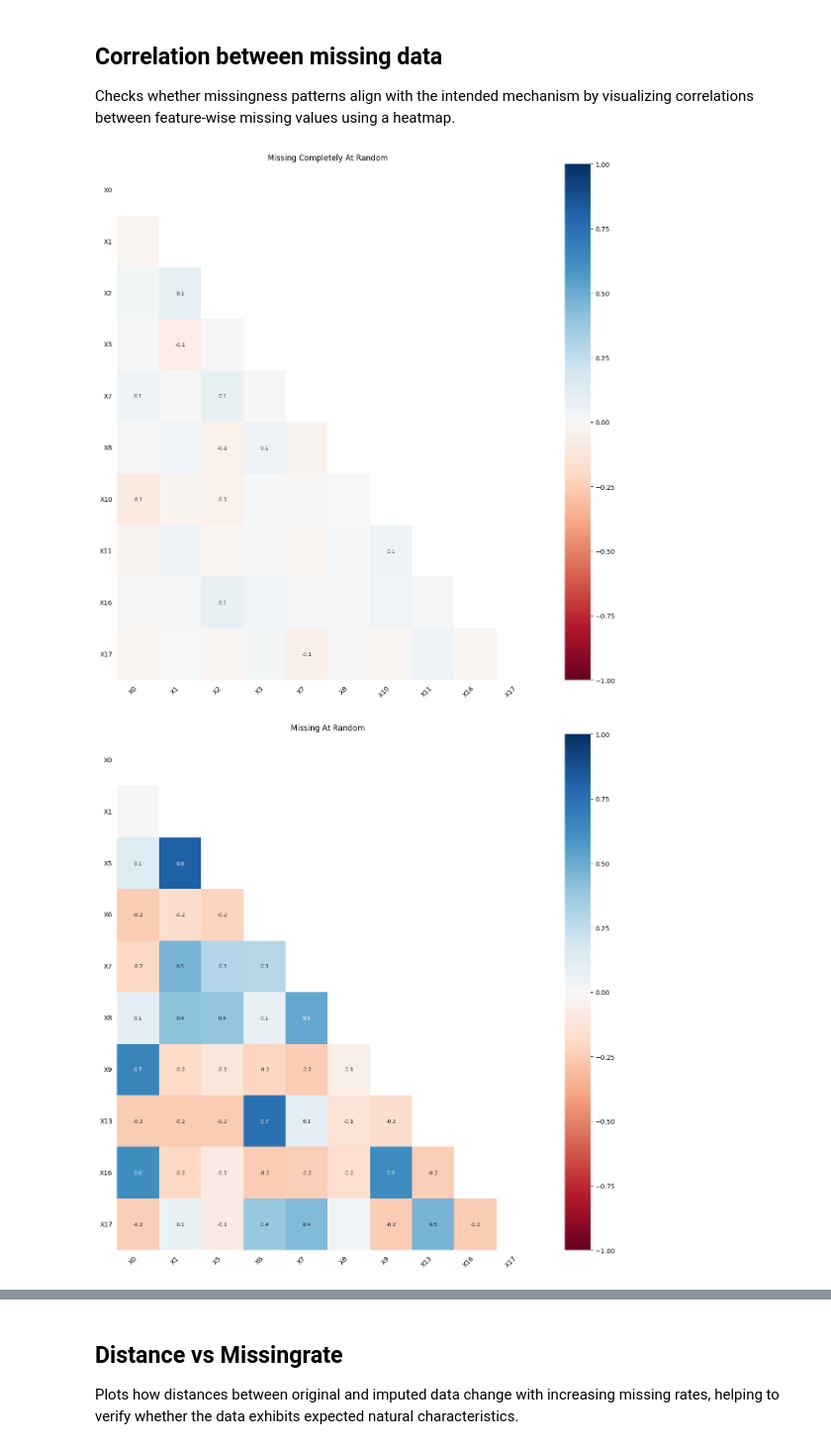
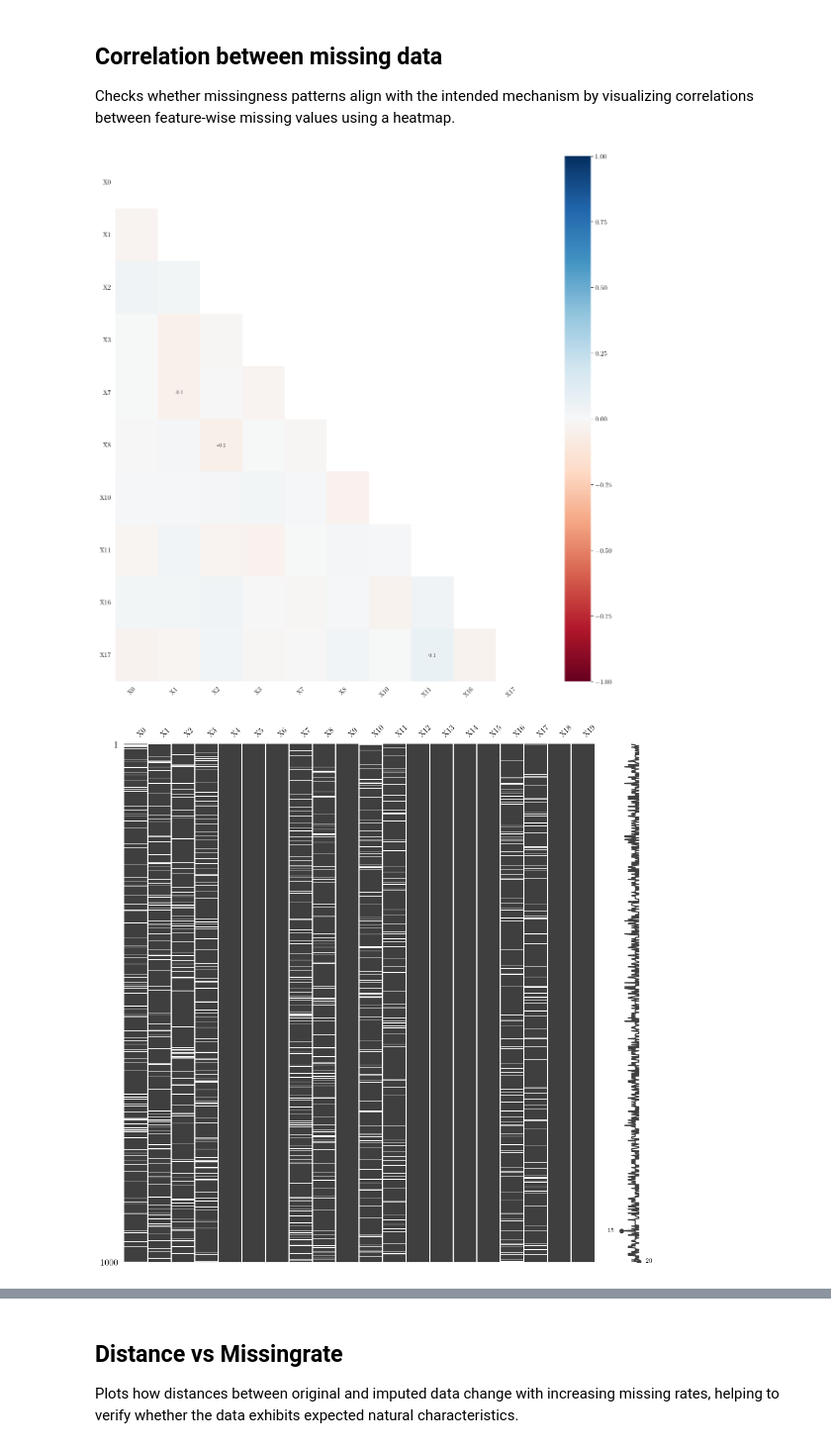
Before and after one commit to marcelnoehre/tda-imputation-robustness, a Jupyter notebook: notebooks/validate_results.ipynb, the cells around one changed output, grey strips where cells are left out. Shown at 99% size. Cells and saved outputs as stored; diff of their text form; code cells hidden in the pictures.

```diff
--- a/notebooks/validate_results.ipynb
+++ b/notebooks/validate_results.ipynb
@@ -17,11 +19,21 @@ from src.tda import TDA
 from src.normalize import normalize_by_diameter
 from src.visualize import *
 from src.statistical_analysis import test_against_baseline
+# %%
+datasets = get_all_datasets()
+
+for key, dataset in datasets.items():
+    assert isinstance(dataset[TARGET], np.ndarray), f'{key}: Target must be a numpy array'
+    assert np.issubdtype(dataset[TARGET].dtype, np.number), f'{key}: Target must be numeric'
+    assert isinstance(dataset[DATA], pd.DataFrame), f'{key}: Data must be a pandas DataFrame'
+    assert all(np.issubdtype(dtype, np.number) for dtype in dataset[DATA].dtypes), f'{key}: All features in Data must be numeric'
+    assert not dataset[DATA].isnull().values.any(), f'{key}: Data must not contain missing values'
+    assert np.allclose(dataset[DATA].mean(axis=0), 0, atol=1e-6), f'{key}: Mean of every feature should be close to 0'
+    assert np.allclose(dataset[DATA].std(axis=0, ddof=0), 1, atol=1e-6), f'{key}: Standard deviation of every feature should be close to 1'
 # %% [markdown]
 ## Introduced Missing Rate
 Check wether the proportion of missing values in each dataset matches the desired missing rate
 # %%
-datasets = get_all_datasets()
 missing_rates = [1, 2, 3, 4, 5, 6, 8, 10, 15, 20, 25, 30, 40]
 for id, dataset in datasets.items():
     for missing_rate in missing_rates:
@@ -31,6 +43,6 @@ for id, dataset in datasets.items():
             MNAR: MISSINGNESS[MNAR][FUNCTION](dataset[DATA], dataset[TARGET], missing_rate, SEEDS[0])
         }
         for key, value in data_miss.items():
-            assert (missing_rate / 100) == round(value.isna().sum().sum() / value.size, 3)
+            assert (missing_rate / 100) == round(value.isna().sum().sum() / value.size, 3), f'Missing rate {missing_rate}% not achieved for {key} in {LABEL[id]}'
     log(f'Missing data in {LABEL[id]} created successfully.')
 # %% [output]
@@ -49,15 +70,29 @@ for id, dataset in datasets.items():
 ## Correlation between missing data
 Checks whether missingness patterns align with the intended mechanism by visualizing correlations between feature-wise missing values using a heatmap.
 # %%
-missing_rate = 10
+import missingno as msno
+
+missing_rate = 5
 dataset = preprocess(torus(), TORUS)
 data_miss = {
     MCAR: MISSINGNESS[MCAR][FUNCTION](dataset[DATA], dataset[TARGET], missing_rate, SEEDS[0]),
     MAR: MISSINGNESS[MAR][FUNCTION](dataset[DATA], dataset[TARGET], missing_rate, SEEDS[0]),
     MNAR: MISSINGNESS[MNAR][FUNCTION](dataset[DATA], dataset[TARGET], missing_rate, SEEDS[0])
 }
-for key, value in data_miss.items():
-    plot_missing_data(value, dataset[DATA], LABEL[key])
+
+for key, data_missing in data_miss.items():
+    plot_missing_data(data_missing, dataset[DATA], 'heatmap')
+    data_sorted_columns = data_missing.copy()
+    original_sorted_columns = dataset[DATA].copy()
+
+    for col in dataset[DATA].columns:
+        sorted_indices = dataset[DATA][col].sort_values().index
+        original_sorted_values = dataset[DATA][col].loc[sorted_indices].values
+        sorted_missing_values = data_missing[col].loc[sorted_indices].values
+        data_sorted_columns[col] = sorted_missing_values
+        original_sorted_columns[col] = original_sorted_values
+
+    plot_missing_data(data_sorted_columns, dataset[DATA], 'normal')
 # %% [output]
-[figure, old version]
+[figure, new version]
-[figure, old version]
+[figure, new version]
```
Also changed, not shown: parts of 11 cells of this notebook.
